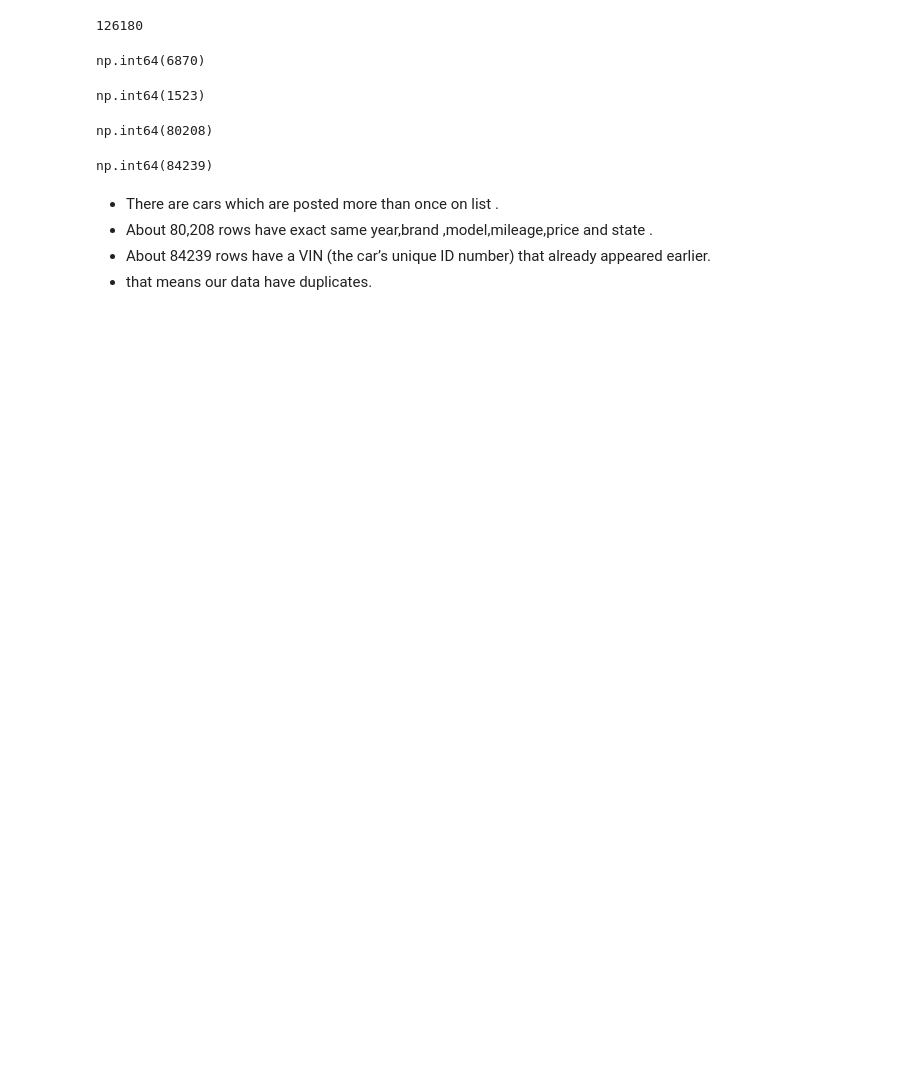
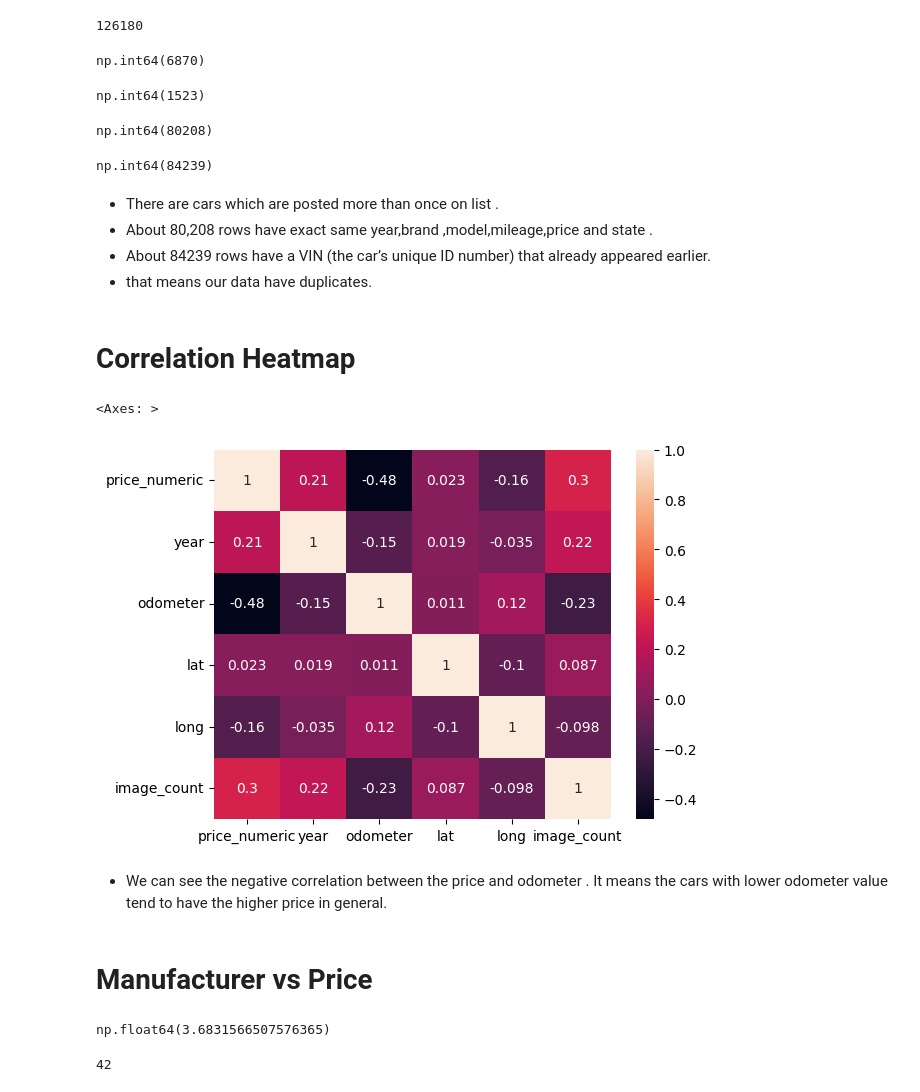
Before and after one commit to dahalaayush000-hue/Ml_journey, a Jupyter notebook: 2.Second/2.Feature_analysis.ipynb, the cells around one changed output. Cells and saved outputs as stored; diff of their text form; code cells hidden in the pictures; blank space fills up the shorter version.

Commit message:
manu and model vs price

```diff
--- a/2.Second/2.Feature_analysis.ipynb
+++ b/2.Second/2.Feature_analysis.ipynb
@@ -211,3 +215,14 @@ np.int64(84239)
 - About 80,208 rows have exact same year,brand ,model,mileage,price and state .
 - About 84239 rows have a VIN (the car’s unique ID number) that already appeared earlier.
 - that means our data have duplicates.
+# %% [markdown]
+# Correlation Heatmap
+# %%
+sns.heatmap(plot_df[['price_numeric', 'year', 'odometer', 'lat', 'long', 'image_count']].corr(),annot=True)
+# %% [output]
+<Axes: >
+[figure, added]
+# %% [markdown]
+- We can see the negative correlation between the price and odometer . It means the cars with lower odometer value tend to have the higher price in general.
+# %% [markdown]
+# Manufacturer vs Price
@@ -213,0 +234,8 @@ np.int64(84239)
+# %%
+temp['manufacturer'].isna().mean()*100
+# %% [output]
+np.float64(3.6831566507576365)
+# %%
+temp['manufacturer'].nunique()
+# %% [output]
+42
```
Also changed, not shown: parts of 29 cells of this notebook, 1 other file.
